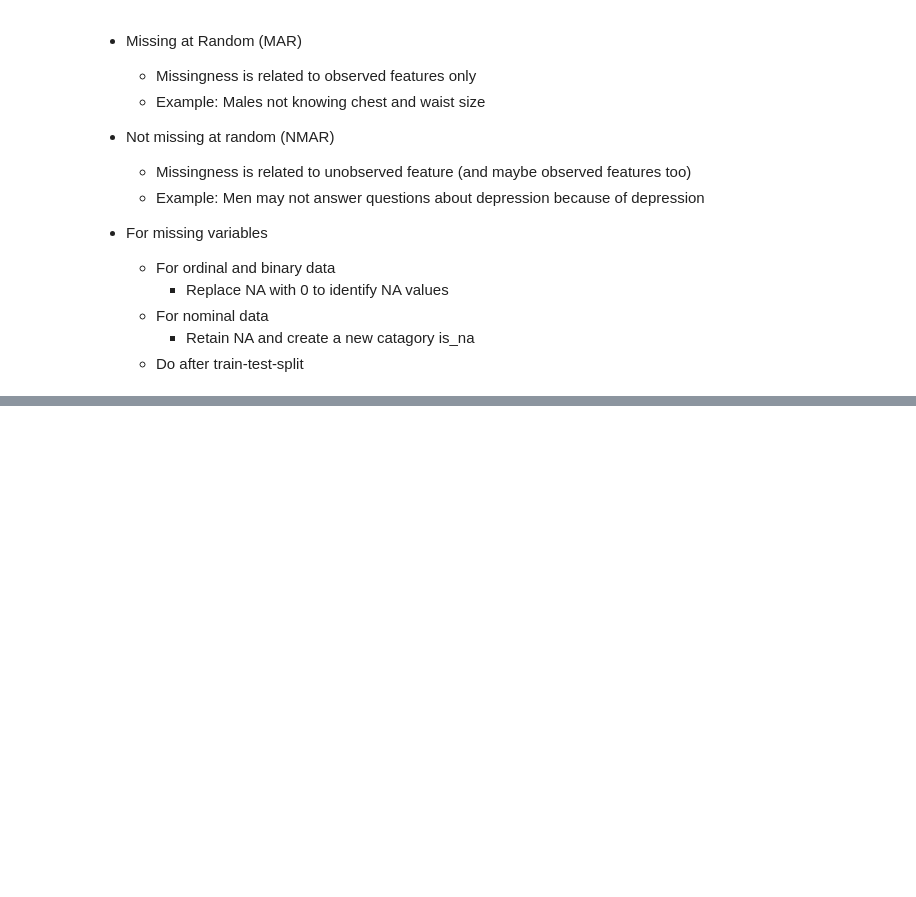
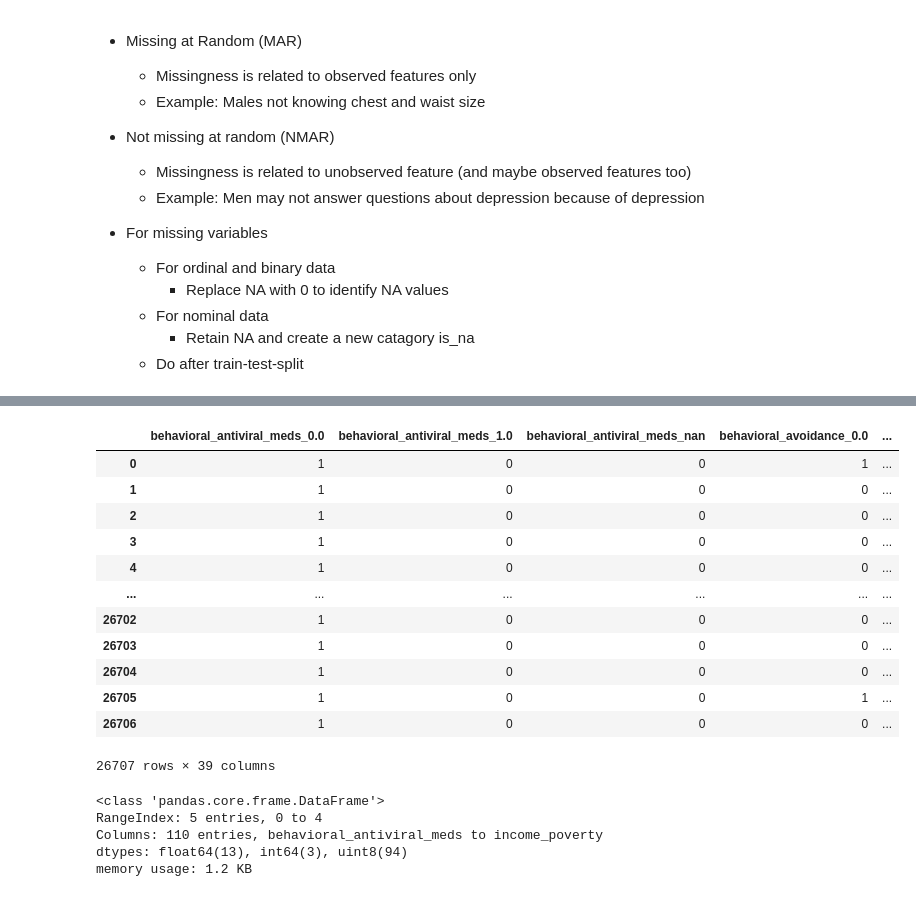
Before and after one commit to kjspring/dsc-phase-3-project-v2-3, a Jupyter notebook: Untitled.ipynb, the cells around one changed output, grey strips where cells are left out. Cells and saved outputs as stored; diff of their text form; code cells hidden in the pictures; blank space fills up the shorter version.

Commit message:
Converted binary data to nominal
This will create a new variable of the respondent having missing data in the binary variables

```diff
--- a/Untitled.ipynb
+++ b/Untitled.ipynb
@@ -392,3 +366,39 @@ dtype: int64
+# %%
+## binary data
+## Binary data does not need to be encoded but needs to be extracted
+## from the original dataframe for full data merge
+### source https://stackoverflow.com/questions/32982034/which-columns-are-binary-in-a-pandas-dataframe\n",
+import numpy as np
+bool_cols = [col for col in data
+             if np.isin(data[col].dropna().unique(), [0, 1]).all()][:-1]
+bool_df = data.loc[:, bool_cols]
+
+# Convert binary data to nominal to take into account the missing values
+bool_df_encoded = pd.get_dummies(bool_df.astype('object'), dummy_na=True)
+# %% [output]
+|  | behavioral_antiviral_meds_0.0 | behavioral_antiviral_meds_1.0 | behavioral_antiviral_meds_nan | behavioral_avoidance_0.0 | ... |
+| 0 | 1 | 0 | 0 | 1 | ... |
+| 1 | 1 | 0 | 0 | 0 | ... |
+| 2 | 1 | 0 | 0 | 0 | ... |
+| 3 | 1 | 0 | 0 | 0 | ... |
+| 4 | 1 | 0 | 0 | 0 | ... |
+| ... | ... | ... | ... | ... | ... |
+| 26702 | 1 | 0 | 0 | 0 | ... |
+| 26703 | 1 | 0 | 0 | 0 | ... |
+| 26704 | 1 | 0 | 0 | 0 | ... |
+| 26705 | 1 | 0 | 0 | 1 | ... |
+| 26706 | 1 | 0 | 0 | 0 | ... |
+26707 rows × 39 columns
+# %%
+# Merge boolean, nominal, and ordinal data into one dataframe
+df_encoded = pd.concat([bool_df, nominal_df, ordinal_df], axis=1).head()
+df_encoded.info()
+# %% [output]
+<class 'pandas.core.frame.DataFrame'>
+RangeIndex: 5 entries, 0 to 4
+Columns: 110 entries, behavioral_antiviral_meds to income_poverty
+dtypes: float64(13), int64(3), uint8(94)
+memory usage: 1.2 KB
 # %%
 # Train-Test Split
 # Done before any preprocessing to avoid data leakage
```
Also changed, not shown: parts of 9 cells of this notebook.
